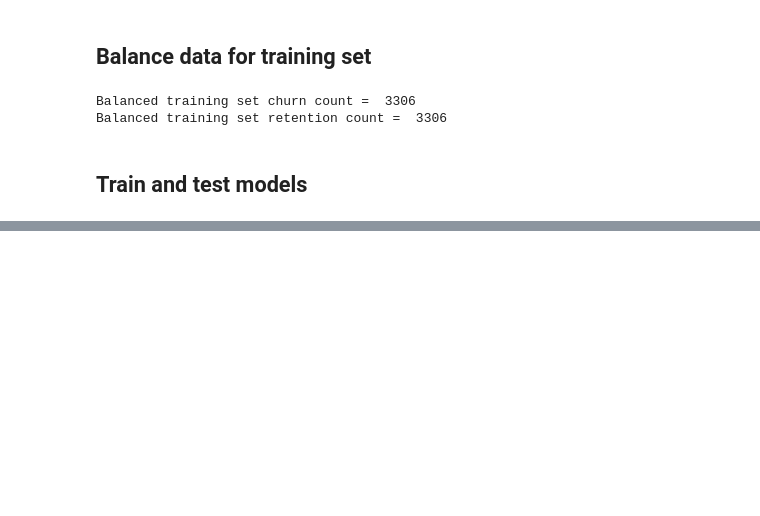
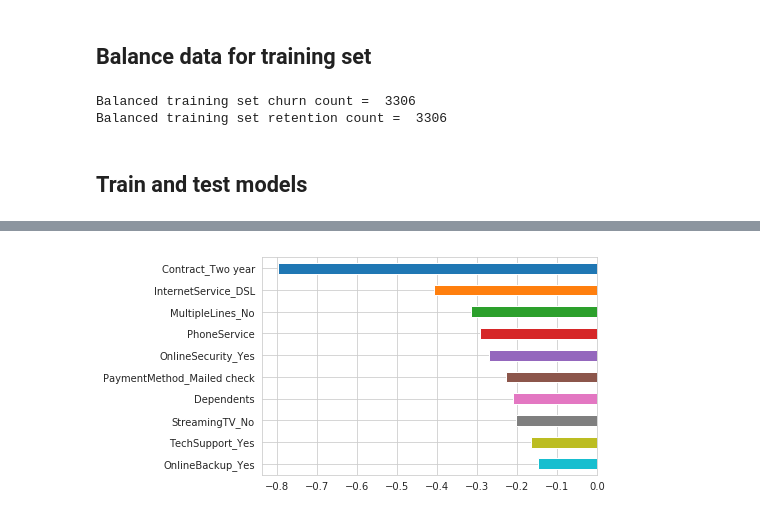
Before and after one commit to irishroryc/Wild_1, a Jupyter notebook: Wild_1.ipynb, the cells around one changed output, grey strips where cells are left out. Drawn from its saved outputs; the diff is of its cells as text; code cells hidden in the pictures; blank space fills up the shorter version.

```diff
--- a/Wild_1.ipynb
+++ b/Wild_1.ipynb
@@ -404,0 +472,7 @@ Gaussian naive bayes accuracy against held out test data:
+# %%
+(pd.Series(LogReg.coef_[0], index=features_train.columns)
+   .nsmallest(10)
+   .plot(kind='barh')
+   .invert_yaxis())
+# %% [output]
+[figure, added]
```
Also changed, not shown: parts of 8 cells of this notebook.
